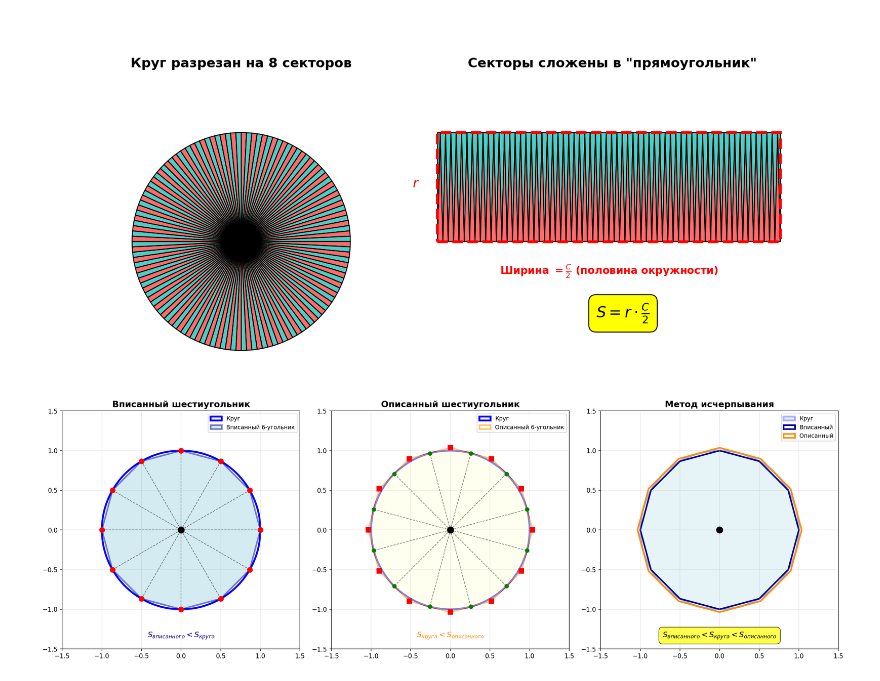
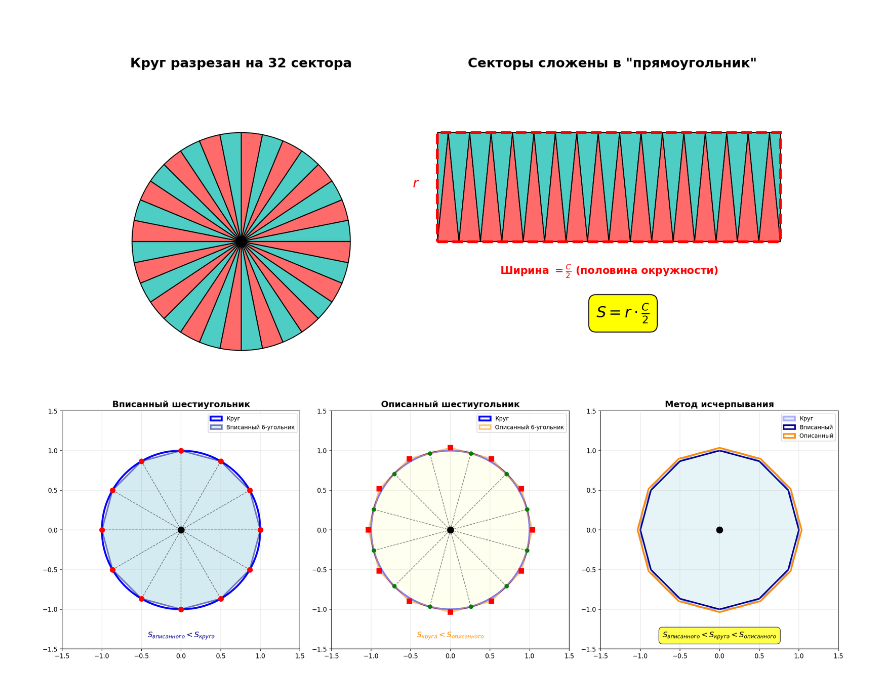
Before and after one commit to sabahtalateh/ainots, a Jupyter notebook: histmatan/01-ancient.ipynb, the cells around one changed output. Cells and saved outputs as stored; diff of their text form; code cells hidden in the pictures.

```diff
--- a/histmatan/01-ancient.ipynb
+++ b/histmatan/01-ancient.ipynb
@@ -10,7 +10,7 @@ plt.rcParams['savefig.dpi'] = 150
 
 # Параметры
 radius = 1
-n_sectors = 128  # 8 секторов как пицца
+n_sectors = 32  # 8 секторов как пицца
 colors = ['#FF6B6B' if i % 2 == 0 else '#4ECDC4' for i in range(n_sectors)]
 
 # Создаем один график
@@ -24,7 +24,7 @@ ax.set_ylim(-1.2, 2)
 circle_center = (0, 0)
 
 # Заголовок над кругом
-ax.text(0, 1.6, 'Круг разрезан на 8 секторов', ha='center', fontsize=14, weight='bold')
+ax.text(0, 1.6, 'Круг разрезан на 32 сектора', ha='center', fontsize=14, weight='bold')
 
 for i in range(n_sectors):
     # Начинаем с верха (90°) и идем по часовой стрелке (уменьшаем угол)
@@ -115,34 +115,34 @@ for i in range(n_sectors):
         x_pos += arc_length
 
 # Рисуем пунктирный прямоугольник вокруг (ширина = C/2, высота = r)
 rect_x = 1.8
 rect_y = 0
 rect_width = half * arc_length  # Половина окружности C/2
 rect_height = radius
 
 rect_outline = mpatches.Rectangle((rect_x, rect_y), rect_width, rect_height,
                                  fill=False,
                                  edgecolor='red',
                                  linewidth=3,
                                  linestyle='--')
 ax.add_patch(rect_outline)
 
 # Подписи размеров
 ax.text(rect_x + rect_width/2, -0.3, r'Ширина $= \frac{C}{2}$ (половина окружности)',
         ha='center', fontsize=11, color='red', weight='bold')
 ax.text(rect_x - 0.2, 0.5, r'$r$',
         ha='center', fontsize=14, color='red', weight='bold')
 
 # Формула внизу
 ax.text(3.5, -0.7, r'$S = r \cdot \frac{C}{2}$',
         ha='center', fontsize=16, weight='bold',
         bbox=dict(boxstyle='round,pad=0.5', facecolor='yellow',
                  edgecolor='black', linewidth=1))
 
 plt.tight_layout()
 plt.show()
 # %% [output]
-[figure, old version]
+[figure, new version]
 # %%
 import numpy as np
 import matplotlib.pyplot as plt
```
Also changed, not shown: 3 other files.
